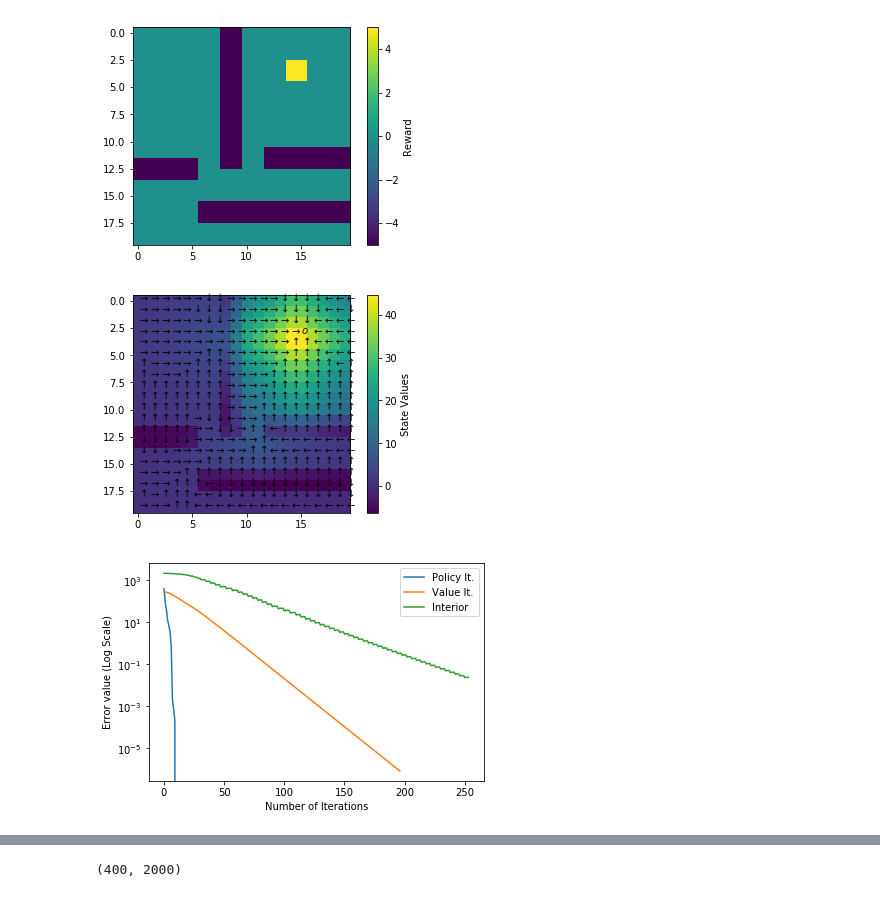
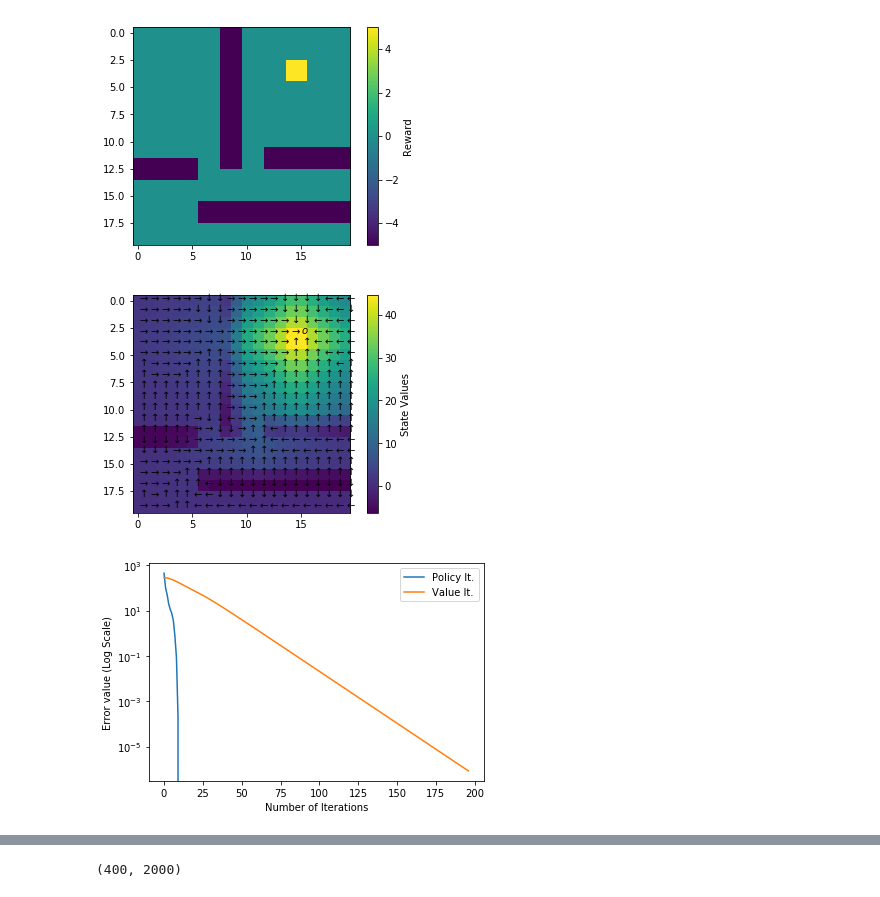
Before and after one commit to akhshah/cvxproj, a Jupyter notebook: GridWorld.ipynb, the cells around one changed output, grey strips where cells are left out. Saved outputs shown, nothing was run; the diff lists cells and outputs as text; code cells hidden in the pictures.

```diff
--- a/GridWorld.ipynb
+++ b/GridWorld.ipynb
@@ -921,6 +1006,13 @@ def interiorPoint(A, b, discount, eps, alpha, stateValsOpt,t):
     elapsed_time = time.time() - start_time
     return stateVals, error, elapsed_time
 # %%
+# The following function plots the Grid World results
+# Vals: computed state values
+# bestAction: computed policy
+# Rows: number of rows in Grid World
+# Columns: number of columns in Grid World
+# cbarlabel: string input to label heatmap colorbar
+
 def plotGridWorld(Vals, bestAction, Rows, Columns,cbarlabel):
     imgData = np.resize(Vals,[Rows, Columns]);
     imgData = np.flipud(imgData);
@@ -943,6 +1035,12 @@ def plotGridWorld(Vals, bestAction, Rows, Columns,cbarlabel):
     cbar = plt.colorbar()
     cbar.set_label(cbarlabel)
     plt.show()
+# The following function plots the Grid World
+# R: Rewards
+# Rows: number of rows in Grid World
+# Columns: number of columns in Grid World
+# cbarlabel: string input to label heatmap colorbar
+
 def Grid_Map(R, Rows, Columns,cbarlabel):
     imgData = np.resize(R,[Rows, Columns]);
     imgData = np.flipud(imgData);
@@ -950,6 +1048,8 @@ def Grid_Map(R, Rows, Columns,cbarlabel):
     cbar = plt.colorbar()
     cbar.set_label(cbarlabel)
     plt.show()
+
+# The following functions plot the errors
 def Plots(policy,value,interior,proj,acc):
     plt.figure()
     plt.yscale('log')
@@ -972,6 +1072,15 @@ def Plots2(policy,value,interior):
     plt.ylabel('Error value (Log Scale)')
     plt.xlabel('Number of Iterations')
     plt.show()
+def Plots3(policy,value):
+    plt.figure()
+    plt.yscale('log')
+    plt.plot(range(len(policy)), policy,label='Policy It.')
+    plt.plot(range(len(value)), value,label='Value It.')
+    plt.legend()
+    plt.ylabel('Error value (Log Scale)')
+    plt.xlabel('Number of Iterations')
+    plt.show()
 # %% [markdown]
 ## Examples
 
@@ -1174,26 +1300,19 @@ Grid_Map(b[0:P_0.shape[1]], rows, columns,'Reward')
 # %%
 polyit_val, bestAction2,error_pol, num_iter_pol, time_pol = policyitr(P_0, b[0:P_0.shape[1]], discount, tol) # Policy Iteration
 valit_val, bestAction,error_val, num_iter_val, time_val = valitr(P_0, b, discount,polyit_val, tol) # Value Iteration
 start_time = time.time()
 res = linprog(c, -A, -b, A_eq=None, b_eq=None, bounds=None, method='simplex',\
               callback=None, options={'disp': False, 'bland': False, 'tol': tol, 'maxiter': 1000}) # Simplex
 elapsed_time_simplex = time.time() - start_time
 obj_ecos_p, ecos_val_p, time_ecos_p=ECOS_Primal(A,b,c,tol) # ECOS Primal
 obj_scs_p, scs_val_p, time_scs_p=SCS_Primal(A,b,c,tol) # SCS Primal
 obj_cvx_p, cvx_val_p, time_cvx_p=CVXOPT_Primal(A,b,c,tol) # CVXOPT Primal
 plotGridWorld(polyit_val, bestAction2, rows, columns,'State Values')
-analytical_vals=findAnalyticCenter(A_c,b_c,valit_val+10,T=1000)
-#start_time = time.time()
-#projgrad_val, projgrad_error, projgrad_iter = descent(graddes, "gradient", analytical_vals, A, b, 10, tol, valit_val) # Projected Gradient
-#elapsed_time_projgrad = time.time() - start_time
-#start_time = time.time()
-#accgrad_val, accgrad_error, accgrad_iter = descent(accelgrad, "accelerated", analytical_vals, A, b, 10, tol, valit_val) # Accelerated Gradient Descent
-#elapsed_time_accgrad = time.time() - start_time
-interior_val, interior_error, elapsed_int=interiorPoint(A_c, b_c, discount, tol, 0.2, valit_val,1e-2) # Interior Point Method
-Plots2(error_pol,error_val,interior_error)
+#interior_val, interior_error, elapsed_int=interiorPoint(A_c, b_c, discount, tol, 0.15, valit_val,1e-2) # Interior Point Method
+Plots3(error_pol,error_val)
 # %% [output]
 [figure]
-[figure, old version]
+[figure, new version]
 # %% [markdown]
 | Methods  | Number of Iterations | Elapsed Time (s) |Error ($\lVert . \rvert_2$) |
 | ------------- | ------------- |------------ |---------- |
```
Also changed, not shown: parts of 43 cells of this notebook.
